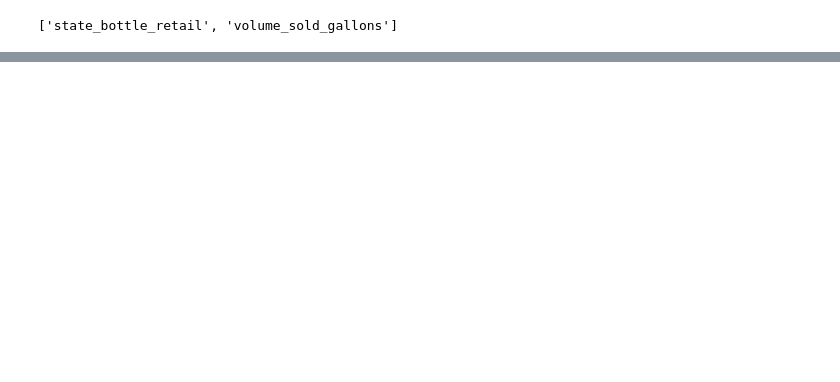
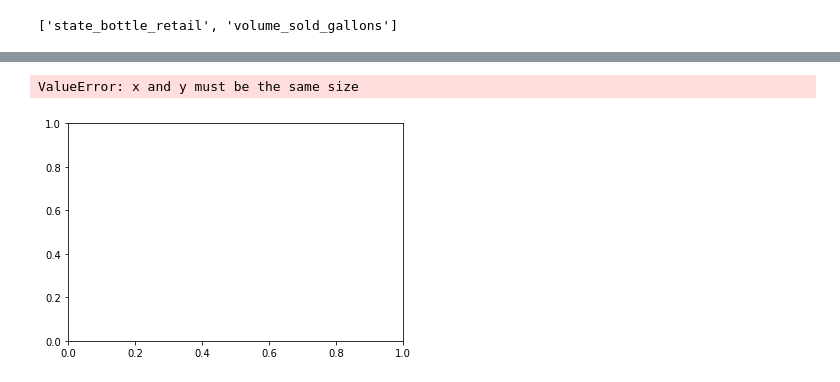
Before and after one commit to jjschueder/7331DataMiningNotebooks, a Jupyter notebook: Live Assignment 1/msds7331_live _1.ipynb, the cells around one changed output, grey strips where cells are left out. Cells and saved outputs as stored; diff of their text form; code cells hidden in the pictures; blank space fills up the shorter version.

```diff
--- a/Live Assignment 1/msds7331_live _1.ipynb
+++ b/Live Assignment 1/msds7331_live _1.ipynb
@@ -653,0 +831,4 @@ to_drop
+# %%
+# Split into train and test data.
+train_data, train_labels = X[:7000], y[:7000]
+test_data, test_labels = X[7000:], y[7000:]
@@ -653,0 +876,14 @@ to_drop
+# %%
+### STUDENT START ###
+#def P2(data, labels):
+fig = plt.figure(figsize=(10,10))
+
+# setting my number of components to 2 for 2D projection
+pca = PCA(n_components=2, random_state=0)
+
+    # Fitting and the training data and projecting into 2 dimensions
+x = pca.fit(train_data).transform(train_data)
+#y = labels
+#    return x
+
+#train_data_2D = P2(train_data, train_labels)
@@ -653,0 +902,12 @@ to_drop
+# %%
+    # Plot the results with 'poisonous' in blue and 'non-poisonous' in
+    # red
+    #plt.scatter(x[y == 1, 0], x[y == 1, 1], c='darkblue', alpha=0.8)
+    plt.scatter(x[y[y == 1]], y[y == 1])
+    #plt.scatter(x[y == 0, 0], x[y == 0, 1], c='darkred', alpha=0.8)
+
+    plt.legend(['Poisonous', 'Non-poisonous'])
+    plt.title('Mushroom Properties, Projected onto 2 Dimensions')
+# %% [output]
+ValueError: x and y must be the same size
+[figure, added]
```
Also changed, not shown: parts of 37 cells of this notebook, 4 other files.
